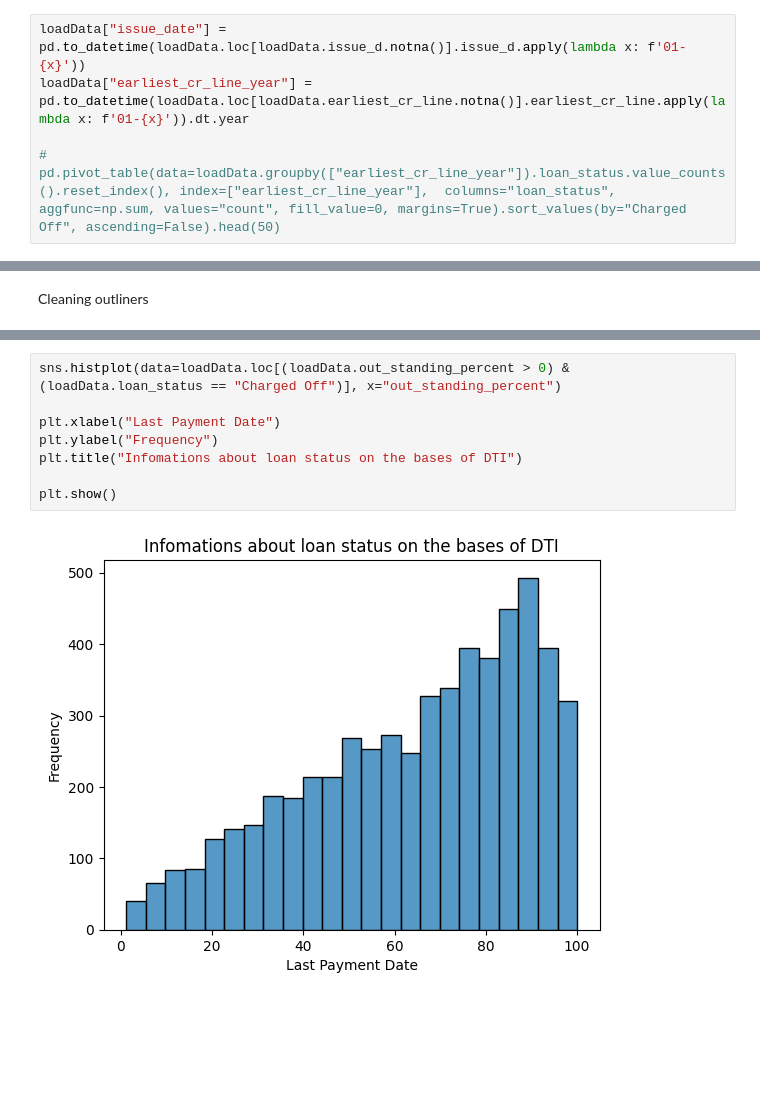
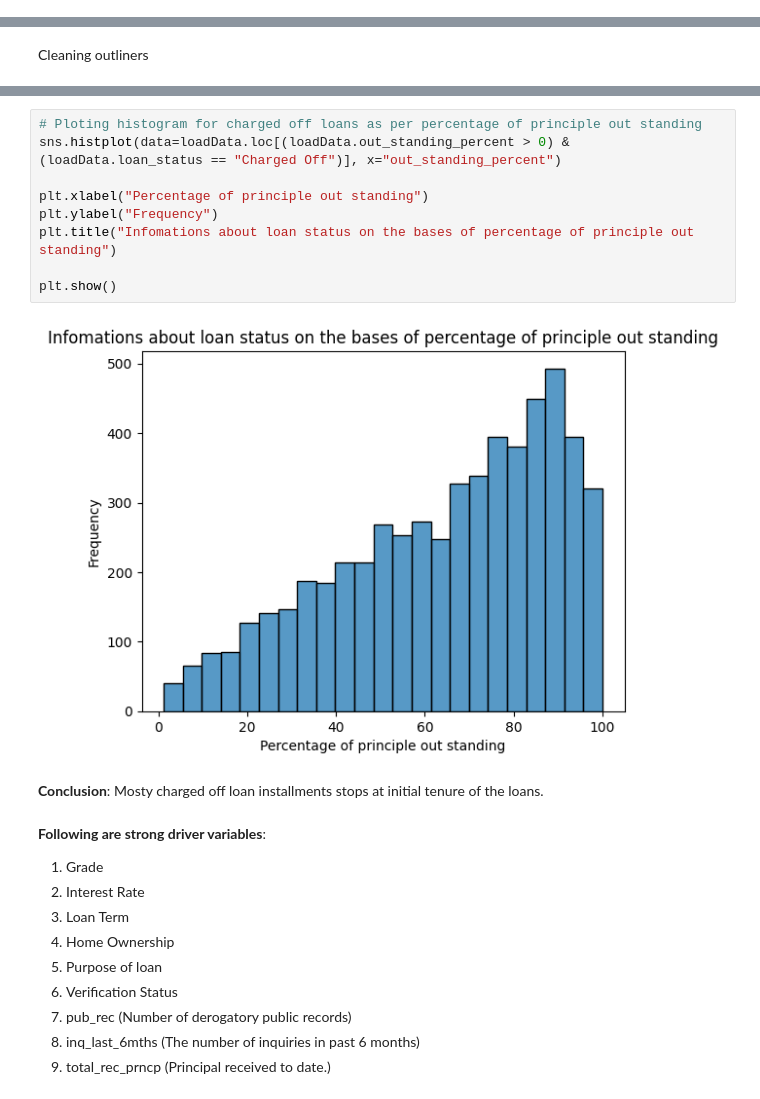
Before and after one commit to AshishTondon/LendingClubCaseStudy, a Jupyter notebook: uday_kumar_kolluru.ipynb, the cells around one changed output, grey strips where cells are left out. Drawn from its saved outputs; the diff is of its cells as text; blank space fills up the shorter version.

```diff
--- a/uday_kumar_kolluru.ipynb
+++ b/uday_kumar_kolluru.ipynb
@@ -525,5 +595,0 @@ plt.show()
-# %%
-loadData["issue_date"] = pd.to_datetime(loadData.loc[loadData.issue_d.notna()].issue_d.apply(lambda x: f'01-{x}'))
-loadData["earliest_cr_line_year"] = pd.to_datetime(loadData.loc[loadData.earliest_cr_line.notna()].earliest_cr_line.apply(lambda x: f'01-{x}')).dt.year
-
-# pd.pivot_table(data=loadData.groupby(["earliest_cr_line_year"]).loan_status.value_counts().reset_index(), index=["earliest_cr_line_year"],  columns="loan_status", aggfunc=np.sum, values="count", fill_value=0, margins=True).sort_values(by="Charged Off", ascending=False).head(50)
@@ -575,12 +675,26 @@ pivotOutStandingPr.loc[pivotOutStandingPr.out_standing_percent > 0]
 | 4513 | 100.00 | 74.0 | 0.0 | 0.0 |
 4513 rows × 4 columns
 # %%
+# Ploting histogram for charged off loans as per percentage of principle out standing
 sns.histplot(data=loadData.loc[(loadData.out_standing_percent > 0) & (loadData.loan_status == "Charged Off")], x="out_standing_percent")
 
-plt.xlabel("Last Payment Date")
+plt.xlabel("Percentage of principle out standing")
 plt.ylabel("Frequency")
-plt.title("Infomations about loan status on the bases of DTI")
+plt.title("Infomations about loan status on the bases of percentage of principle out standing")
 
 plt.show()
 # %% [output]
-[figure, old version]
+[figure, new version]
+# %% [markdown]
+**Conclusion**: Mosty charged off loan installments stops at initial tenure of the loans.
+# %% [markdown]
+**Following are strong driver variables**:
+1) Grade
+2) Interest Rate
+3) Loan Term
+4) Home Ownership
+5) Purpose of loan
+6) Verification Status
+7) pub_rec (Number of derogatory public records)
+8) inq_last_6mths (The number of inquiries in past 6 months)
+9) total_rec_prncp (Principal received to date.)
```
Also changed, not shown: parts of 45 cells of this notebook.
